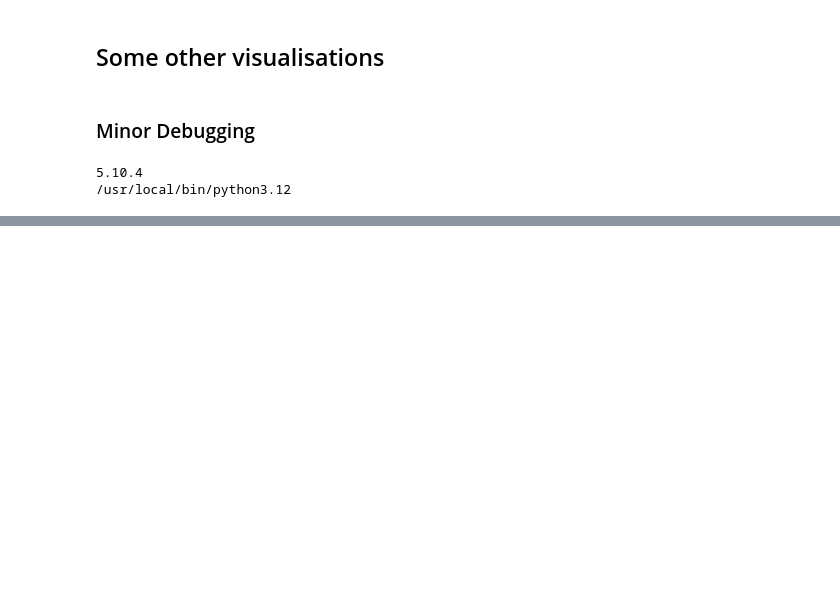
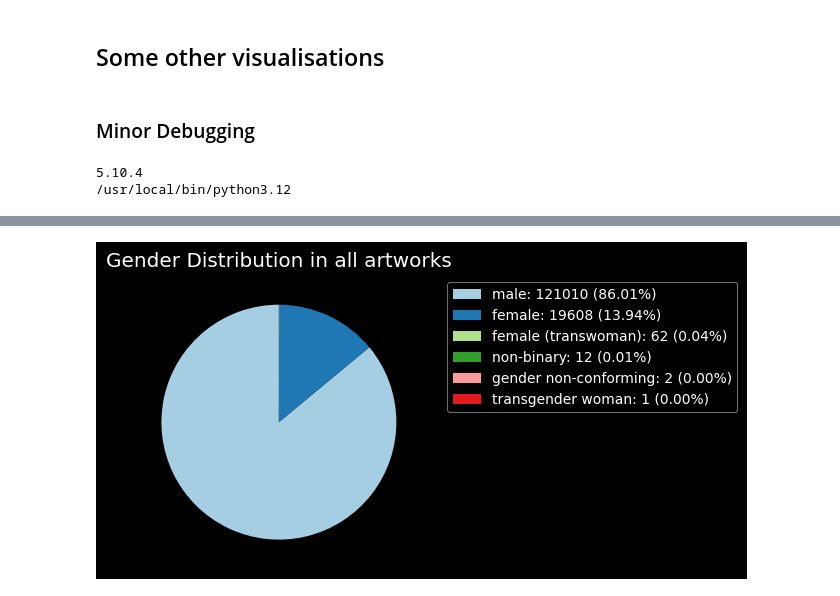
Before and after one commit to piyush-ramnani/Art-Galary-Analysis---DA-project, a Jupyter notebook: art_analysis.ipynb, the cells around one changed output, grey strips where cells are left out. Drawn from its saved outputs; the diff is of its cells as text; code cells hidden in the pictures; blank space fills up the shorter version.

Commit message:
Charts

```diff
--- a/art_analysis.ipynb
+++ b/art_analysis.ipynb
@@ -362,0 +365,79 @@ print(sys.executable)
+# %%
+# NATIONALITY DISTRIBUTION OF ARTISTS IN MOMA COLLECTION
+
+import plotly.express as px
+import plotly.io as pio  # Import plotly.io
+
+# Set the default renderer to 'plotly_mimetype' for Jupyter Notebook
+# You can choose a different template if you prefer
+pio.templates.default = "plotly_dark"
+# Or "notebook" if you are using classic Jupyter Notebook
+pio.renderers.default = "jupyterlab"
+
+fig1 = px.bar(x=top_nationalities.index,
+              y=top_nationalities.values,
+              title='Top 5 Nationalities of Artists in MoMA collection',
+              labels={'x': 'Nationality', 'y': 'Number of Artists'},
+              color=top_nationalities.values)
+
+fig1.show()
+
+# --------------------------
+# ARTWORKS BY CLASSIFICATION
+# --------------------------
+
+plt.style.use('dark_background')
+artwork_by_department.plot(kind='bar', figsize=(12, 6), color='skyblue')
+plt.title('Number of Artworks by Department')
+plt.xlabel('Department')
+plt.ylabel('Number of Artworks')
+plt.xticks(rotation=45)
+plt.tight_layout()
+plt.show()
+
+# --------------------------
+# GENDER DISTRIBUTION OF ARTISTS
+# --------------------------
+plt.style.use('dark_background')
+plt.figure(figsize=(6, 5))
+colors = plt.cm.Paired(range(len(gender_distribution)))
+wedges, texts = plt.pie(
+    gender_distribution,
+    startangle=90,
+    colors=colors,
+    labels=None,
+    wedgeprops={'linewidth': 0, 'edgecolor': 'white'}
+)
+# Prepare legend labels with counts and percentages
+total = gender_distribution.sum()
+legend_labels = [
+    f"{label}: {count} ({count/total:.2%})"
+    for label, count in zip(gender_distribution.index, gender_distribution.values)
+]
+plt.title('Gender Distribution in all artworks')
+plt.legend(wedges, legend_labels, bbox_to_anchor=(1.05, 1), loc='upper left')
+plt.ylabel('')
+plt.tight_layout()
+plt.show()
+
+# --------------------------
+# ACQUISITION TRENDS OVER THE YEARS
+# --------------------------
+plt.style.use('dark_background')  # Set dark background for the plot
+
+acquisition_trends_yearly.plot(
+    kind='line', figsize=(12, 6), marker='o', color='orange')
+
+plt.title('Artwork acquisition Trends Over the Years')
+plt.xlabel('Year')
+plt.ylabel('Number of Artworks Acquired')
+plt.grid(True, linestyle='--', alpha=0.4)
+
+years = acquisition_trends_yearly.index.astype(int)
+plt.xticks(
+    ticks=years[::5],
+    rotation=45
+)
+plt.tight_layout()
+plt.show()
+# %% [output]
@@ -362,0 +445 @@ print(sys.executable)
+[figure, added]
```
Also changed, not shown: parts of 3 cells of this notebook, 4 other files.
